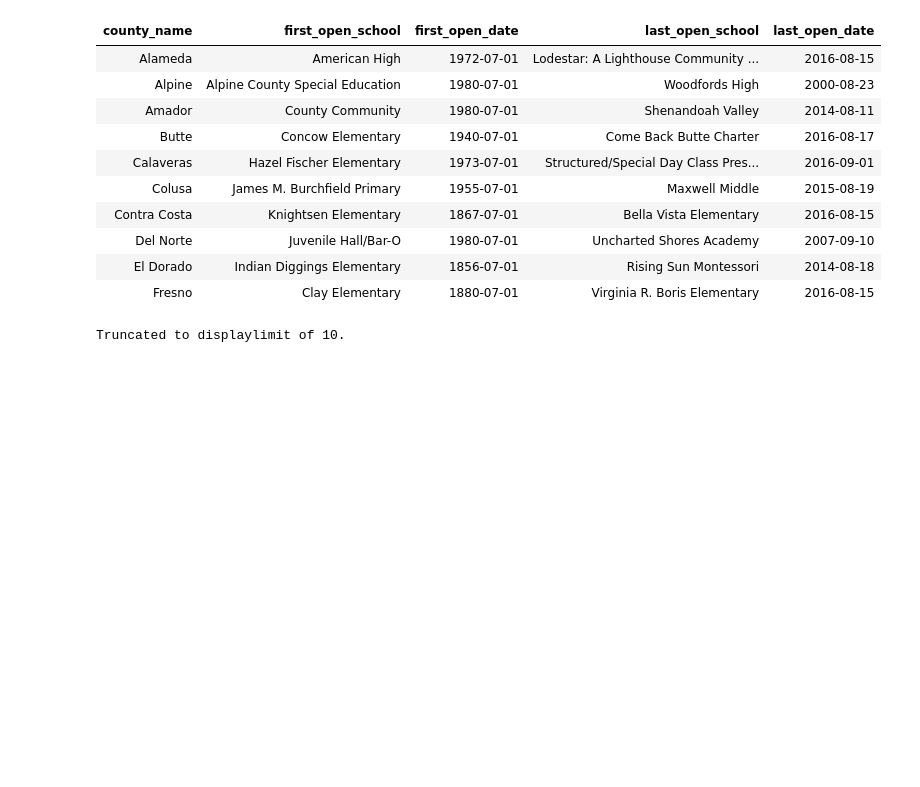
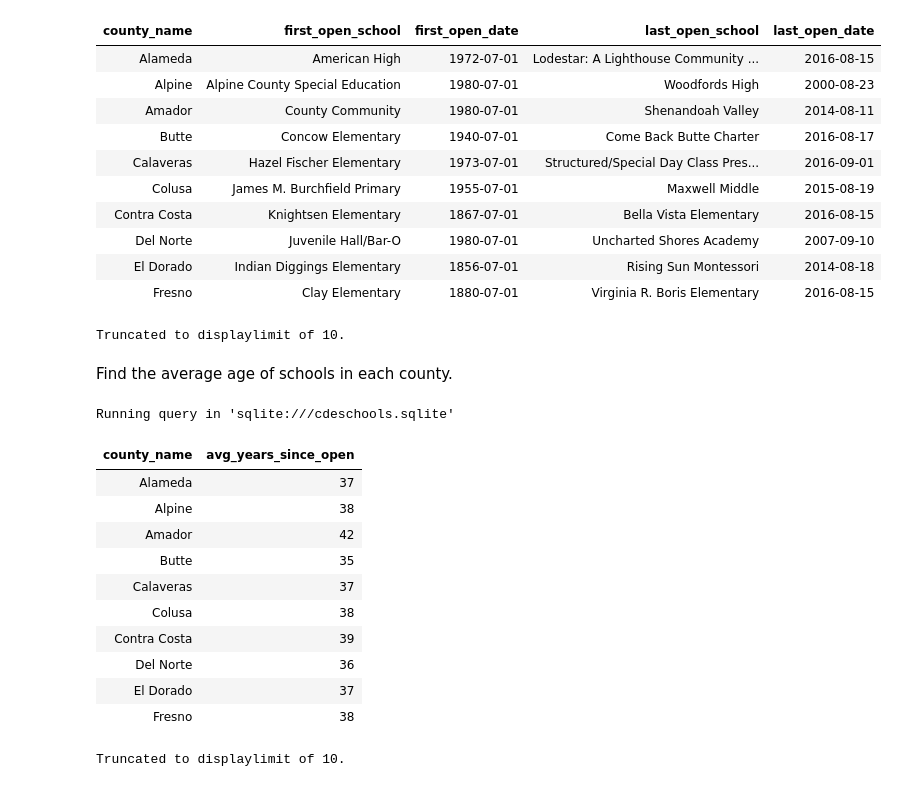
Before and after one commit to pedro-leitao/sql-practice, a Jupyter notebook: practice.ipynb, the cells around one changed output. Saved outputs shown, nothing was run; the diff lists cells and outputs as text; code cells hidden in the pictures; blank space fills up the shorter version.

```diff
--- a/practice.ipynb
+++ b/practice.ipynb
@@ -827,3 +841,26 @@ Running query in 'sqlite:///cdeschools.sqlite'
 | El Dorado | Indian Diggings Elementary | 1856-07-01 | Rising Sun Montessori | 2014-08-18 |
 | Fresno | Clay Elementary | 1880-07-01 | Virginia R. Boris Elementary | 2016-08-15 |
 Truncated to displaylimit of 10.
+# %% [markdown]
+Find the average age of schools in each county.
+# %%
+%%sql
+SELECT
+    "County" AS county_name,
+    CAST(AVG((julianday('now') - julianday(OpenDate)) / 365.25) AS INTEGER) AS avg_years_since_open -- This is dependent on the database engine you are using
+FROM schools
+GROUP BY county_name
+# %% [output]
+Running query in 'sqlite:///cdeschools.sqlite'
+| county_name | avg_years_since_open |
+| Alameda | 37 |
+| Alpine | 38 |
+| Amador | 42 |
+| Butte | 35 |
+| Calaveras | 37 |
+| Colusa | 38 |
+| Contra Costa | 39 |
+| Del Norte | 36 |
+| El Dorado | 37 |
+| Fresno | 38 |
+Truncated to displaylimit of 10.
```
Also changed, not shown: parts of 5 cells of this notebook.
